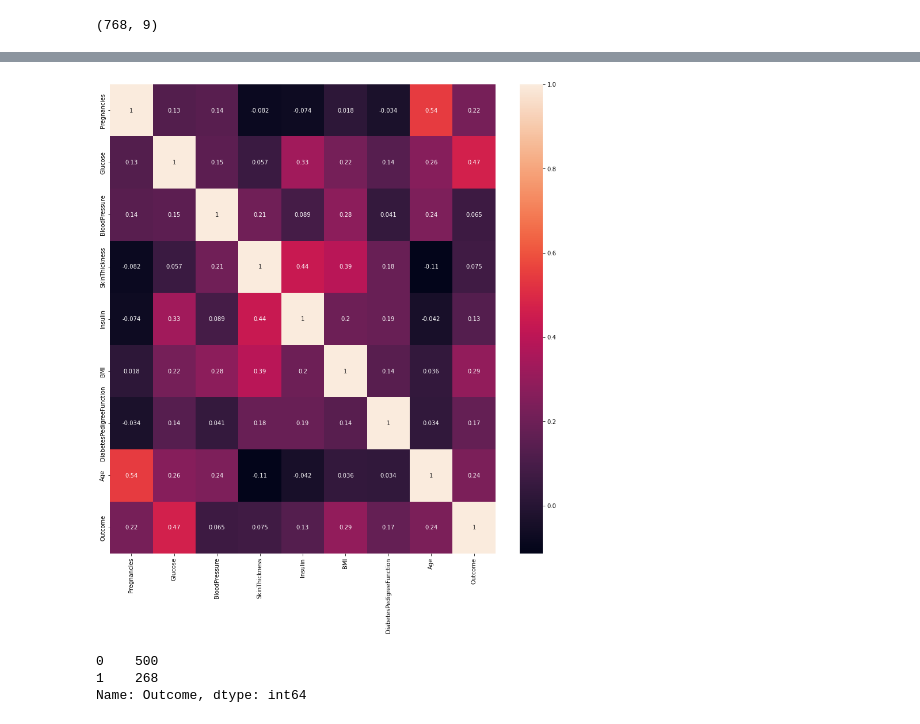
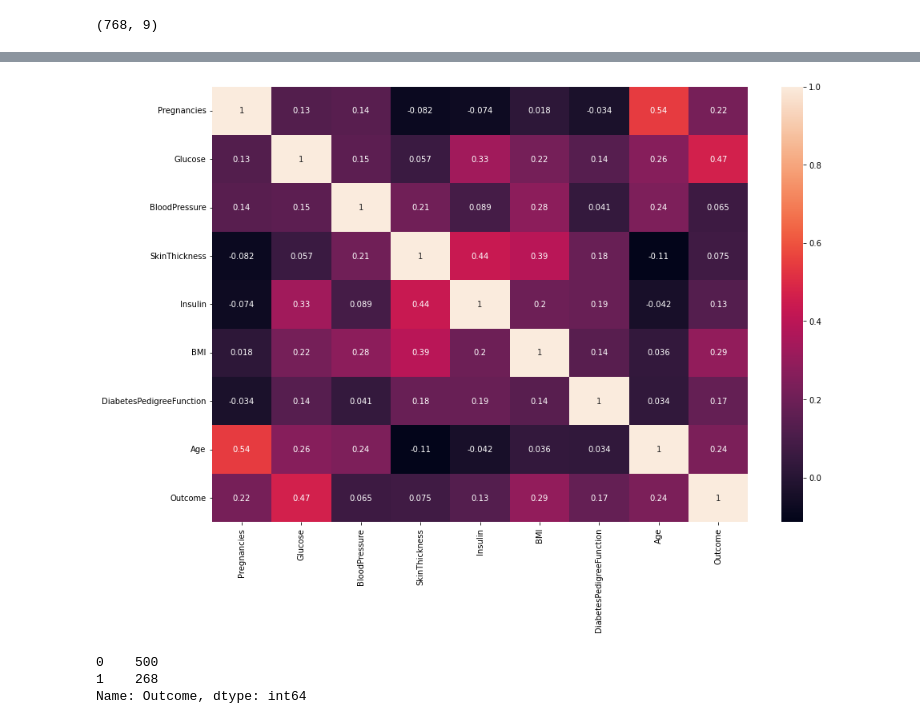
Before and after one commit to MonaemKhan/Mechine-Learning-Practice, a Jupyter notebook: Pima Indians Diabetes Database/Data Analysis part 2.ipynb, the cells around one changed output, grey strips where cells are left out. Cells and saved outputs as stored; diff of their text form; code cells hidden in the pictures.

```diff
--- a/Pima Indians Diabetes Database/Data Analysis part 2.ipynb
+++ b/Pima Indians Diabetes Database/Data Analysis part 2.ipynb
@@ -30,11 +30,11 @@ df.describe()
 | 75% | 6.000000 | 140.250000 | 80.000000 | 32.000000 | 127.250000 | 36.600000 | 0.626250 | 41.000000 | ... |
 | max | 17.000000 | 199.000000 | 122.000000 | 99.000000 | 846.000000 | 67.100000 | 2.420000 | 81.000000 | ... |
 # %%
-plt.figure(figsize=(15,15))
+plt.figure(figsize=(15,10))
 sns.heatmap(df.corr(),annot=True)
 plt.show()
 # %% [output]
-[figure, old version]
+[figure, new version]
 # %%
 df['Outcome'].value_counts()
 # %% [output]
```
Also changed, not shown: parts of 11 cells of this notebook, 4 other files.
